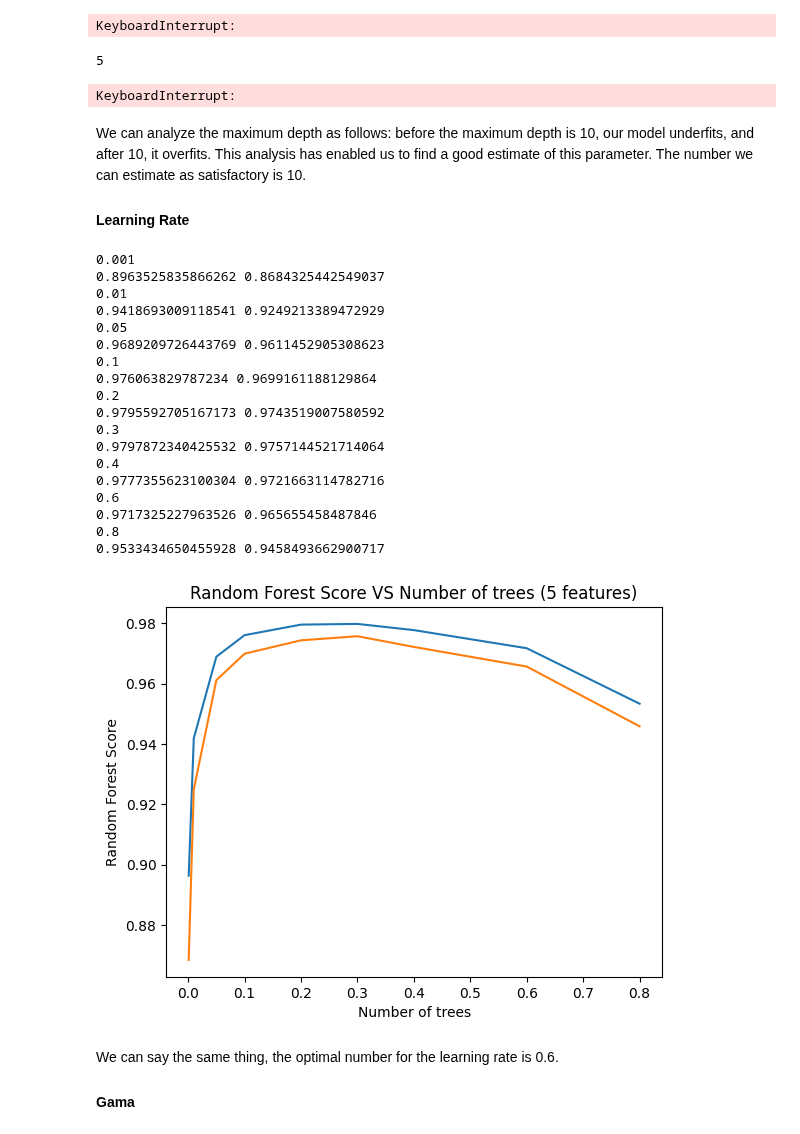
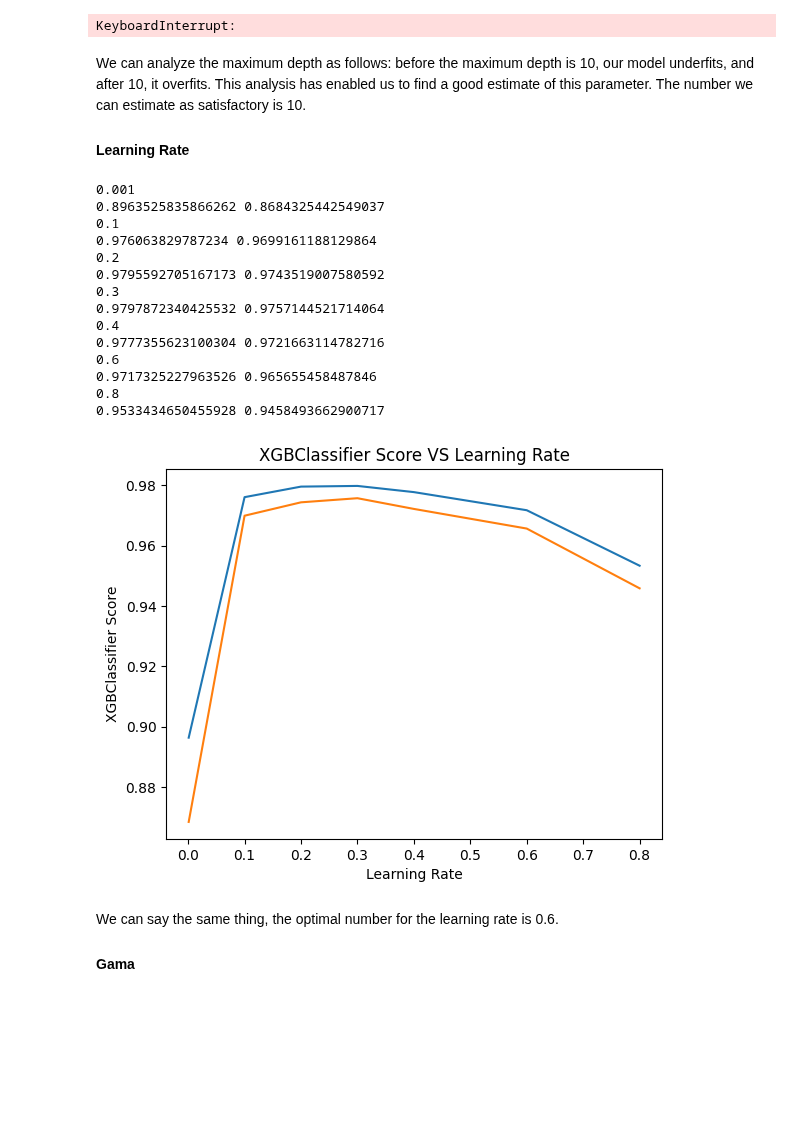
Before and after one commit to Thomasaujoux/food-classification, a Jupyter notebook: models/XGBoost.ipynb, the cells around one changed output. Saved outputs shown, nothing was run; the diff lists cells and outputs as text; code cells hidden in the pictures; blank space fills up the shorter version.

```diff
--- a/models/XGBoost.ipynb
+++ b/models/XGBoost.ipynb
@@ -185,28 +185,6 @@ plt.show()
 0.9797872340425532 0.9757144521714064
 6
 KeyboardInterrupt:
-# %%
-opt_table_estimators_accuracy=list()
-opt_table_estimators_f1=list()
-list_para = [5, 10, 100, 300, 500, 900]
-
-for i in list_para:
-    print(i)
-    model = XGBClassifier(max_depth = i, tree_method="gpu_hist", objective='multi:softmax',num_class=31)
-    model.fit(X_train,y_train)
-    output=model.predict(X_test)
-    opt_table_estimators_accuracy.append(accuracy_score(y_test, output))
-    opt_table_estimators_f1.append(f1_score(y_test, output, average='macro'))
-    print(accuracy_score(y_test, output),f1_score(y_test, output, average='macro'))
-plt.plot(list_para, opt_table_estimators_accuracy)
-plt.plot(list_para, opt_table_estimators_f1)
-plt.xlabel('Number of trees')
-plt.ylabel('Random Forest Score')
-plt.title('Random Forest Score VS Number of trees (5 features)')
-plt.show()
-# %% [output]
-5
-KeyboardInterrupt:
 # %% [markdown]
 We can analyze the maximum depth as follows: before the maximum depth is 10, our model underfits, and after 10, it overfits. This analysis has enabled us to find a good estimate of this parameter. The number we can estimate as satisfactory is 10.
 
@@ -214,42 +192,39 @@ We can analyze the maximum depth as follows: before the maximum depth is 10, our
 # %%
 opt_table_estimators_accuracy=list()
 opt_table_estimators_f1=list()
-list_para = [0.001, 0.01, 0.05, 0.1, 0.2, 0.3, 0.4, 0.6, 0.8]
+list_para = [0.001, 0.1, 0.2, 0.3, 0.4, 0.6, 0.8]
 
 for i in list_para:
     print(i)
     model = XGBClassifier(learning_rate = i, tree_method="gpu_hist", objective='multi:softmax',num_class=31)
     model.fit(X_train,y_train)
     output=model.predict(X_test)
     opt_table_estimators_accuracy.append(accuracy_score(y_test, output))
     opt_table_estimators_f1.append(f1_score(y_test, output, average='macro'))
     print(accuracy_score(y_test, output),f1_score(y_test, output, average='macro'))
 plt.plot(list_para, opt_table_estimators_accuracy)
 plt.plot(list_para, opt_table_estimators_f1)
-plt.xlabel('Number of trees')
-plt.ylabel('Random Forest Score')
-plt.title('Random Forest Score VS Number of trees (5 features)')
+plt.xlabel('Learning Rate')
+plt.ylabel('XGBClassifier Score')
+plt.title('XGBClassifier Score VS Learning Rate')
+plt.savefig('../images/learning_rate.png')
 plt.show()
 # %% [output]
 0.001
 0.8963525835866262 0.8684325442549037
-0.01
-0.9418693009118541 0.9249213389472929
-0.05
-0.9689209726443769 0.9611452905308623
 0.1
 0.976063829787234 0.9699161188129864
 0.2
 0.9795592705167173 0.9743519007580592
 0.3
 0.9797872340425532 0.9757144521714064
 0.4
 0.9777355623100304 0.9721663114782716
 0.6
 0.9717325227963526 0.965655458487846
 0.8
 0.9533434650455928 0.9458493662900717
-[figure, old version]
+[figure, new version]
 # %% [markdown]
 We can say the same thing, the optimal number for the learning rate is 0.6.
 
```
Also changed, not shown: parts of 15 cells of this notebook, 2 other files.
